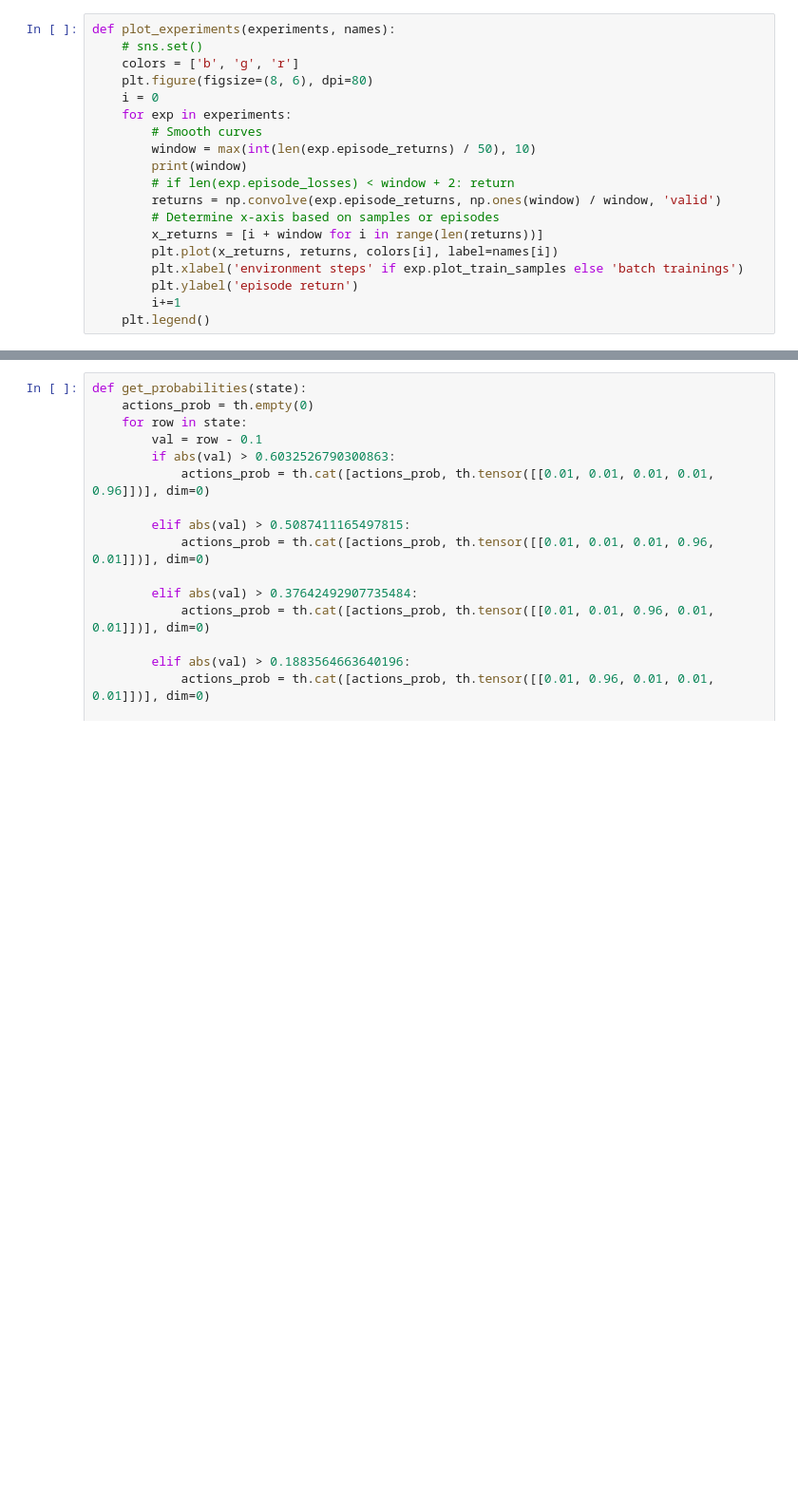
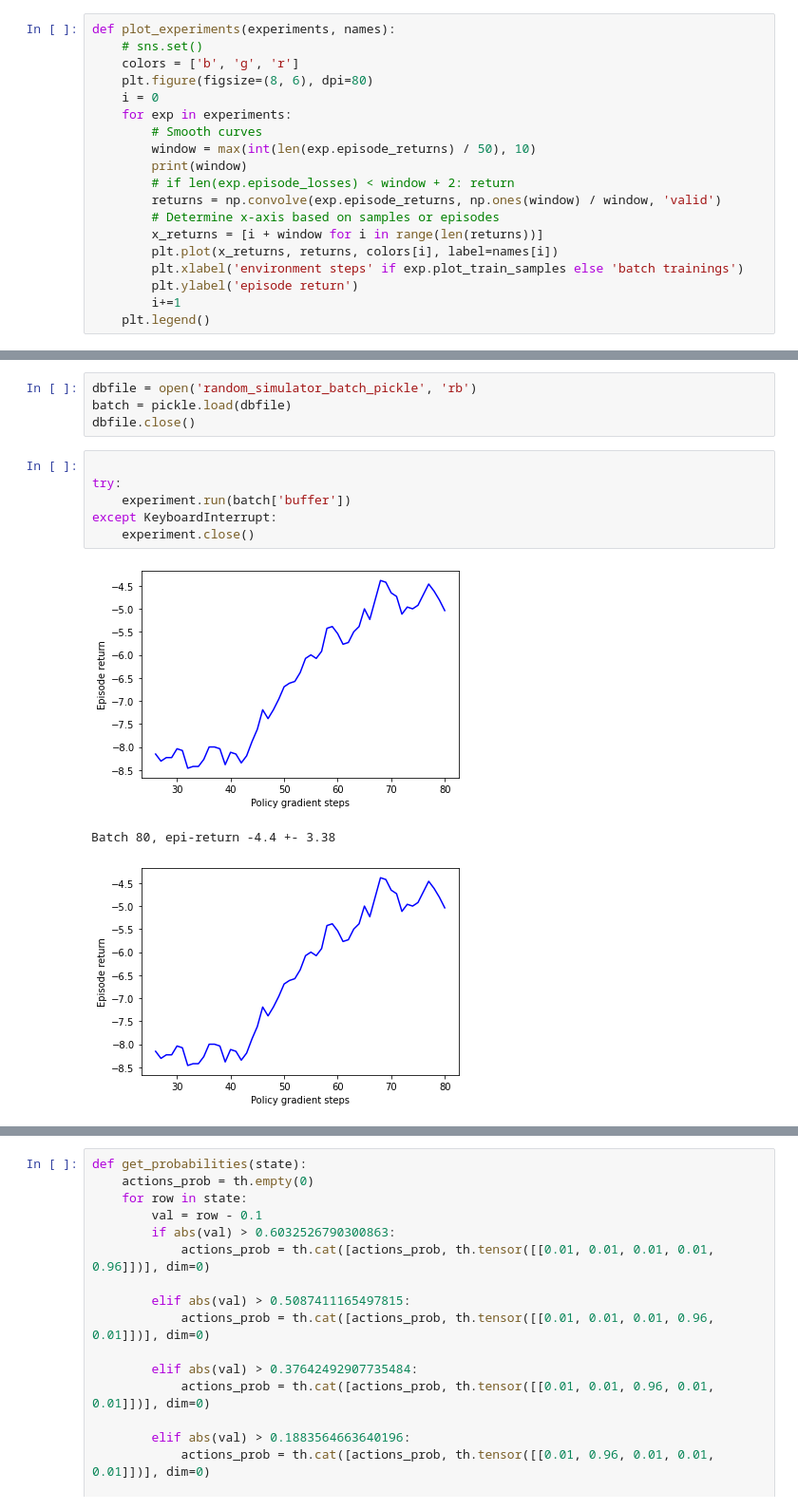
Before and after one commit to jemolano1498/OPPOSD_algorithm, a Jupyter notebook: Model/RL-Agents.ipynb, the cells around one changed output, grey strips where cells are left out. Shown: that part at 95% size. Drawn from its saved outputs; the diff is of its cells as text; blank space fills up the shorter version.

```diff
--- a/Model/RL-Agents.ipynb
+++ b/Model/RL-Agents.ipynb
@@ -177,0 +211,14 @@ experiment.plot_training()
+# %%
+dbfile = open('random_simulator_batch_pickle', 'rb')
+batch = pickle.load(dbfile)
+dbfile.close()
+# %%
+
+try:
+    experiment.run(batch['buffer'])
+except KeyboardInterrupt:
+    experiment.close()
+# %% [output]
+[figure, added]
+Batch 80, epi-return -4.4 +- 3.38
+[figure, added]
```
Also changed, not shown: parts of 11 cells of this notebook, 8 other files.
